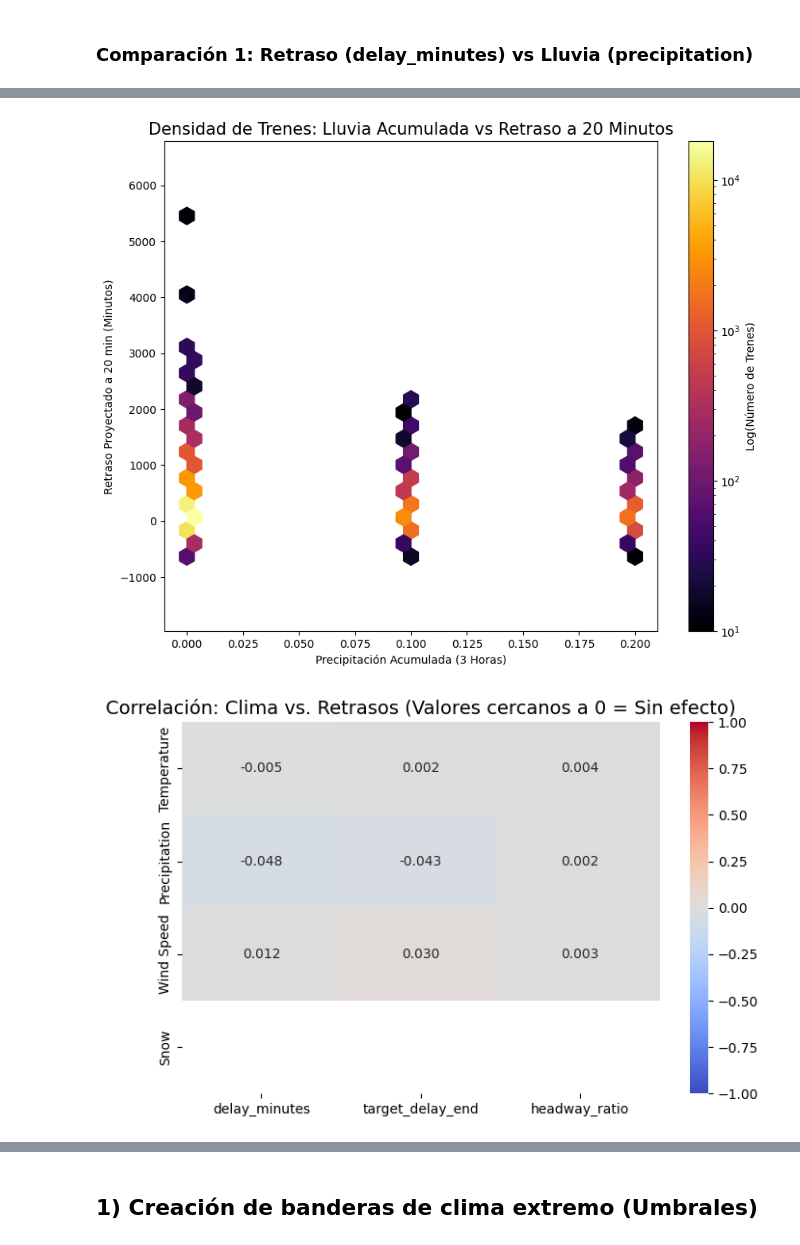
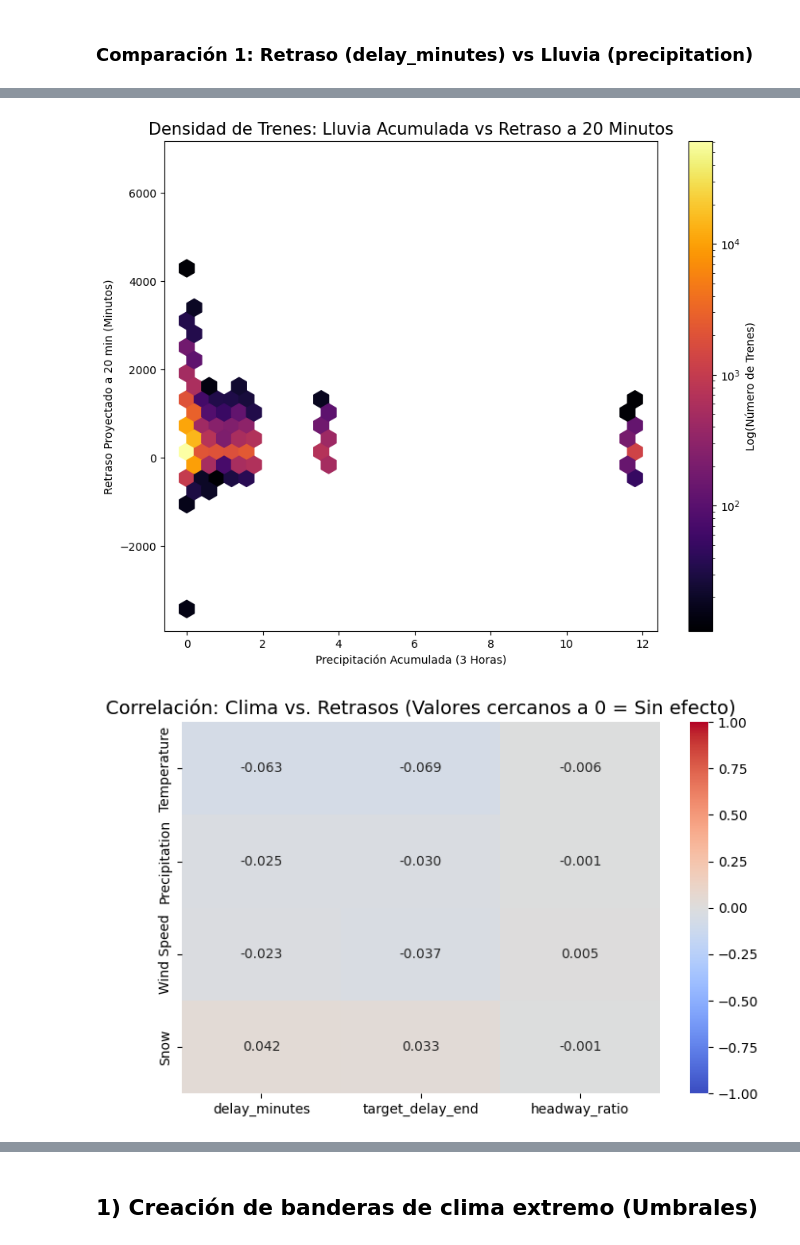
Before and after one commit to UCM-GIDIA-PD1/c2526-R5, a Jupyter notebook: notebooks/analisis_datos_clima.ipynb, the cells around one changed output, grey strips where cells are left out. Cells and saved outputs as stored; diff of their text form; code cells hidden in the pictures.

```diff
--- a/notebooks/analisis_datos_clima.ipynb
+++ b/notebooks/analisis_datos_clima.ipynb
@@ -11,5 +12,5 @@ import sys, os
 # %%
-PROJECT_ROOT = Path.cwd().parent.parent
+PROJECT_ROOT = Path.cwd().parent
 sys.path.insert(0, str(PROJECT_ROOT))
 from src.common.minio_client import download_df_parquet
 
@@ -19,15 +20,20 @@ secret_key = os.getenv("MINIO_SECRET_KEY")
 if not access_key or not secret_key:
     raise ValueError("Las variables de entorno MINIO_ACCESS_KEY y MINIO_SECRET_KEY no están definidas")
 
+fechas = pd.date_range(start="2025-01-01", end="2025-12-31")
 lista_dfs = []
-
-for i in range(1, 28):
-    date = f"2025-08-{i:02d}"
+#Cargamos el año entero para luego filtrarlo (quedándonos solo con días con condiciones extremas)
+for fecha in fechas:
+    date = fecha.strftime('%Y-%m-%d')
     ruta_archivo = f"grupo5/cleaned/clima_clean/date={date}/clima_{date}.parquet"
 
-    df_dia = download_df_parquet(access_key, secret_key, ruta_archivo)
+    try:
+        df_dia = download_df_parquet(access_key, secret_key, ruta_archivo)
+        if df_dia is not None and not df_dia.empty:
+            lista_dfs.append(df_dia)
 
-    lista_dfs.append(df_dia)
+    except Exception as e:
+        pass
 
 df = pd.concat(lista_dfs, ignore_index=True)
 
@@ -250,17 +285,3 @@ else:
 ## Relación con la variable a predecir
 # %% [markdown]
 ### Cargamos los dataset de trenes
-# %%
-lista_dfs = []
-
-for i in range(1, 28):
-    date = f"2025-08-{i:02d}"
-    ruta_archivo = f"grupo5/cleaned/gtfs_clean_scheduled/date={date}/gtfs_scheduled_{date}.parquet"
-
-    df_dia = download_df_parquet(access_key, secret_key, ruta_archivo)
-
-    lista_dfs.append(df_dia)
-
-df_trenes_scheduled = pd.concat(lista_dfs, ignore_index=True)
-
-df_trenes_scheduled
@@ -377,17 +430,17 @@ plt.show()
 # %%
 # 1. Definimos qué es un colapso (ej: más de 10 min de retraso)
-df_master['retraso_critico'] = (df_master['delay_minutes'] > 10).astype(int)
+df_merged_extremo['retraso_critico'] = (df_merged_extremo['delay_minutes'] > 10).astype(int)
 
 # 2. Dividimos la Temperatura en 5 grupos iguales (del más frío al más cálido)
-df_master['temp_bins'] = pd.qcut(
-    df_master['Temperature'],
+df_merged_extremo['temp_bins'] = pd.qcut(
+    df_merged_extremo['Temperature'],
     q=5,
     labels=['Muy Frío', 'Frío', 'Templado', 'Cálido', 'Muy Cálido']
 )
 
 plt.figure(figsize=(10, 6))
 sns.barplot(
-    data=df_master,
+    data=df_merged_extremo,
     x='temp_bins',
     y='retraso_critico',
     palette='coolwarm',
@@ -395,7 +448,7 @@ sns.barplot(
 )
 
 # Añadimos la media general como referencia
-plt.axhline(df_master['retraso_critico'].mean(), color='black', linestyle='--', label='Media General')
+plt.axhline(df_merged_extremo['retraso_critico'].mean(), color='black', linestyle='--', label='Media General')
 
 plt.title('Probabilidad de Sufrir un Colapso (>10 min) según la Temperatura', fontsize=15)
 plt.ylabel('Probabilidad de Colapso', fontsize=12)
@@ -441,8 +491,8 @@ plt.figure(figsize=(10, 8))
 # Usamos hexbin para ver densidades en datasets masivos
 # Cambia 'precip_3h_accum' por 'Wind Speed' si quieres probar el viento
 hb = plt.hexbin(
-    x=df_master['precip_3h_accum'],
-    y=df_master['target_delay_20m'],
+    x=df_merged_extremo['precip_3h_accum'],
+    y=df_merged_extremo['target_delay_20m'],
     gridsize=30,
     cmap='inferno',
     mincnt=10, # Solo pinta hexágonos si hay más de 10 trenes ahí
@@ -455,27 +505,27 @@ plt.xlabel('Precipitación Acumulada (3 Horas)')
 plt.ylabel('Retraso Proyectado a 20 min (Minutos)')
 plt.show()
 # %% [output]
-[figure, old version]
+[figure, new version]
 # %%
 # Seleccionamos las variables del clima y las de retraso
 cols_clima = ['Temperature', 'Precipitation', 'Wind Speed', 'Snow']
 cols_trenes = ['delay_minutes', 'target_delay_end', 'headway_ratio']
 
 # Calculamos la correlación solo entre estos dos grupos
-corr_matrix = df_master[cols_clima + cols_trenes].corr().loc[cols_clima, cols_trenes]
+corr_matrix = df_merged_extremo[cols_clima + cols_trenes].corr().loc[cols_clima, cols_trenes]
 
 plt.figure(figsize=(8, 5))
 sns.heatmap(
     corr_matrix,
     annot=True,
     cmap='coolwarm',
     center=0,
     vmin=-1, vmax=1,
     fmt=".3f"
 )
 plt.title('Correlación: Clima vs. Retrasos (Valores cercanos a 0 = Sin efecto)', fontsize=14)
 plt.show()
 # %% [output]
-[figure, old version]
+[figure, new version]
 # %%
 # Hacemos una muestra de 10,000 puntos para que el gráfico cargue rápido
```
Also changed, not shown: parts of 29 cells of this notebook.
